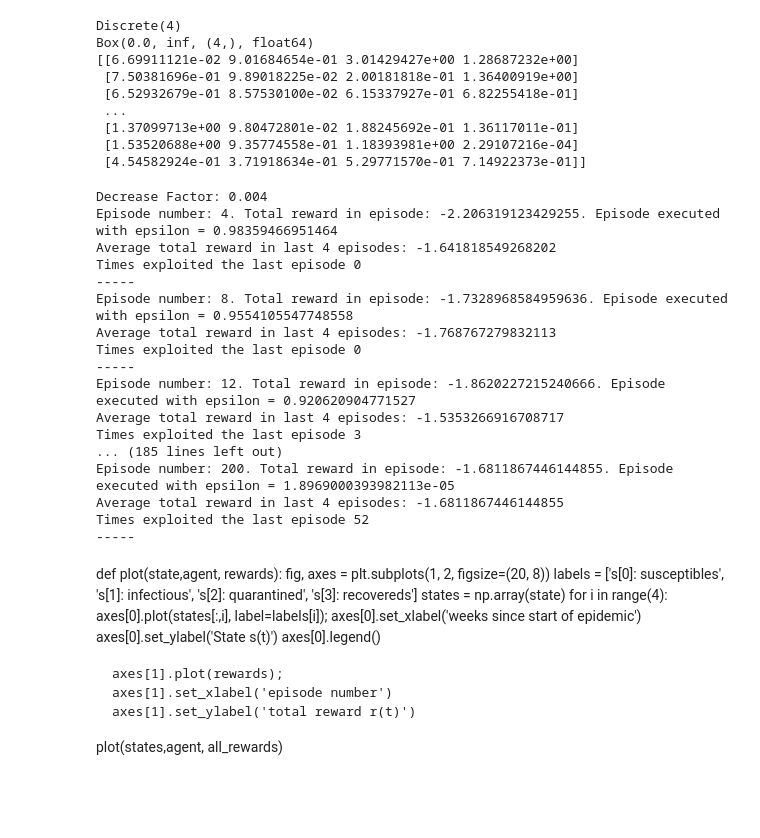
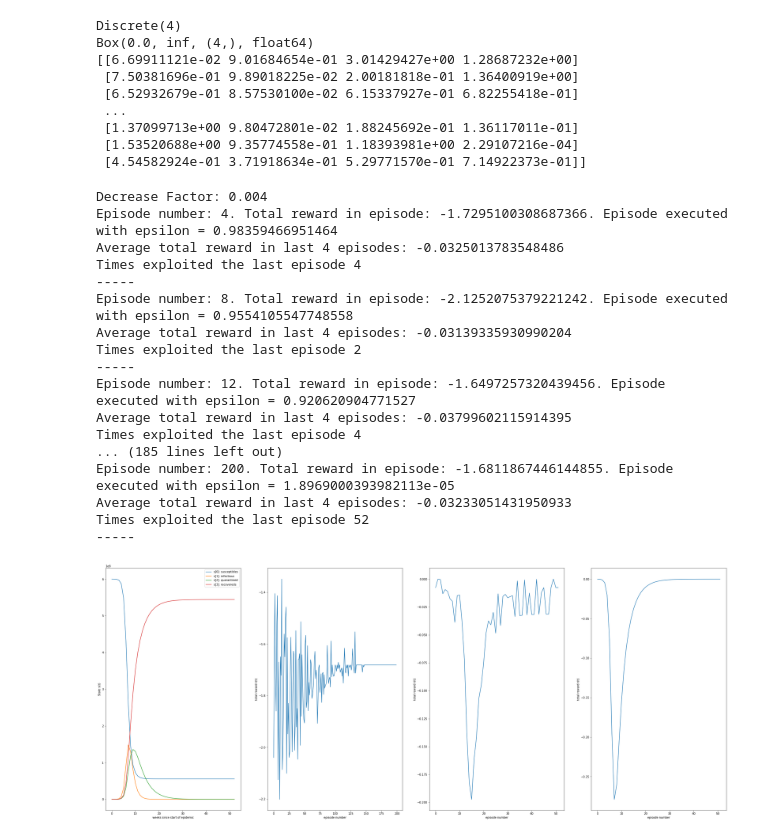
Before and after one commit to arranbrown99/COVID_simulation, a Jupyter notebook: notebooks/run_linear_policy.ipynb, the cells around one changed output. Drawn from its saved outputs; the diff is of its cells as text; code cells hidden in the pictures; blank space fills up the shorter version.

Commit message:
linear policy graph

```diff
--- a/notebooks/run_linear_policy.ipynb
+++ b/notebooks/run_linear_policy.ipynb
@@ -96,6 +96,7 @@ class LinearAprxAgent:
 
 
     def run_all_episodes(self):
+        all_total_rewards = []
         all_rewards = []
         epsilon = self.initial_epsilon # at the start only explore
 
@@ -106,18 +107,18 @@ class LinearAprxAgent:
             total_reward = np.sum(rewards)
 
 
-
             if episode % self.print_out_every_x_episodes == 0:
                 print("Episode number: " + str(episode) + ". Total reward in episode: " + str(total_reward) + ". Episode executed with epsilon = " + str(epsilon))
                 print("Average total reward in last " + str(self.print_out_every_x_episodes) + " episodes: " + str(np.mean(all_rewards[-self.print_out_every_x_episodes:])))
                 print("Times exploited the last episode " + str(self.times_exploited))
                 print("-----")
             self.times_exploited = 0
-            all_rewards.append(total_reward)
+            all_rewards.append(rewards)
+            all_total_rewards.append(total_reward)
             epsilon = self.decrease_epsilon(epsilon, power)
             power += 0.10
         #returns all rewards and the last episodes state
-        return states,all_rewards
+        return states,all_rewards, all_total_rewards
 
 
     #exponential decrease in epsilon
@@ -189,39 +190,50 @@ class LinearAprxAgent:
 
 env = virl.Epidemic(stochastic=False, noisy=False)
 agent = LinearAprxAgent(env)
-states,all_rewards = agent.run_all_episodes()
+states,all_rewards, all_total_rewards = agent.run_all_episodes()
 # %% [output]
 Decrease Factor: 0.004
-Episode number: 4. Total reward in episode: -2.206319123429255. Episode executed with epsilon = 0.98359466951464
-Average total reward in last 4 episodes: -1.641818549268202
-Times exploited the last episode 0
+Episode number: 4. Total reward in episode: -1.7295100308687366. Episode executed with epsilon = 0.98359466951464
+Average total reward in last 4 episodes: -0.0325013783548486
+Times exploited the last episode 4
 -----
-Episode number: 8. Total reward in episode: -1.7328968584959636. Episode executed with epsilon = 0.9554105547748558
-Average total reward in last 4 episodes: -1.768767279832113
-Times exploited the last episode 0
+Episode number: 8. Total reward in episode: -2.1252075379221242. Episode executed with epsilon = 0.9554105547748558
+Average total reward in last 4 episodes: -0.03139335930990204
+Times exploited the last episode 2
 -----
-Episode number: 12. Total reward in episode: -1.8620227215240666. Episode executed with epsilon = 0.920620904771527
-Average total reward in last 4 episodes: -1.5353266916708717
-Times exploited the last episode 3
+Episode number: 12. Total reward in episode: -1.6497257320439456. Episode executed with epsilon = 0.920620904771527
+Average total reward in last 4 episodes: -0.03799602115914395
+Times exploited the last episode 4
 ... (185 lines left out)
 Episode number: 200. Total reward in episode: -1.6811867446144855. Episode executed with epsilon = 1.8969000393982113e-05
-Average total reward in last 4 episodes: -1.6811867446144855
+Average total reward in last 4 episodes: -0.03233051431950933
 Times exploited the last episode 52
 -----
-# %% [markdown]
-
-def plot(state,agent, rewards):
-    fig, axes = plt.subplots(1, 2, figsize=(20, 8))
-    labels = ['s[0]: susceptibles', 's[1]: infectious', 's[2]: quarantined', 's[3]: recovereds']
-    states = np.array(state)
-    for i in range(4):
-        axes[0].plot(states[:,i], label=labels[i]);
-    axes[0].set_xlabel('weeks since start of epidemic')
-    axes[0].set_ylabel('State s(t)')
-    axes[0].legend()
-
-    axes[1].plot(rewards);
-    axes[1].set_xlabel('episode number')
-    axes[1].set_ylabel('total reward r(t)')
-
-plot(states,agent, all_rewards)
+# %%
+
+def plot(state,agent, total_rewards, rewards):
+    fig, axes = plt.subplots(1, 4, figsize=(40, 16))
+    labels = ['s[0]: susceptibles', 's[1]: infectious', 's[2]: quarantined', 's[3]: recovereds']
+    states = np.array(state)
+    for i in range(4):
+        axes[0].plot(states[:,i], label=labels[i]);
+    axes[0].set_xlabel('weeks since start of epidemic')
+    axes[0].set_ylabel('State s(t)')
+    axes[0].legend()
+
+    axes[1].plot(total_rewards);
+    axes[1].set_xlabel('episode number')
+    axes[1].set_ylabel('total reward r(t)')
+
+    axes[2].plot(rewards[0]);
+    axes[2].set_xlabel('episode number')
+    axes[2].set_ylabel('total reward r(t)')
+
+    axes[3].plot(rewards[-1]);
+    axes[3].set_xlabel('episode number')
+    axes[3].set_ylabel('total reward r(t)')
+
+plot(states,agent, all_total_rewards, all_rewards)
+##print(all_rewards)
+# %% [output]
+[figure, added]
```
Also changed, not shown: parts of 2 cells of this notebook.
